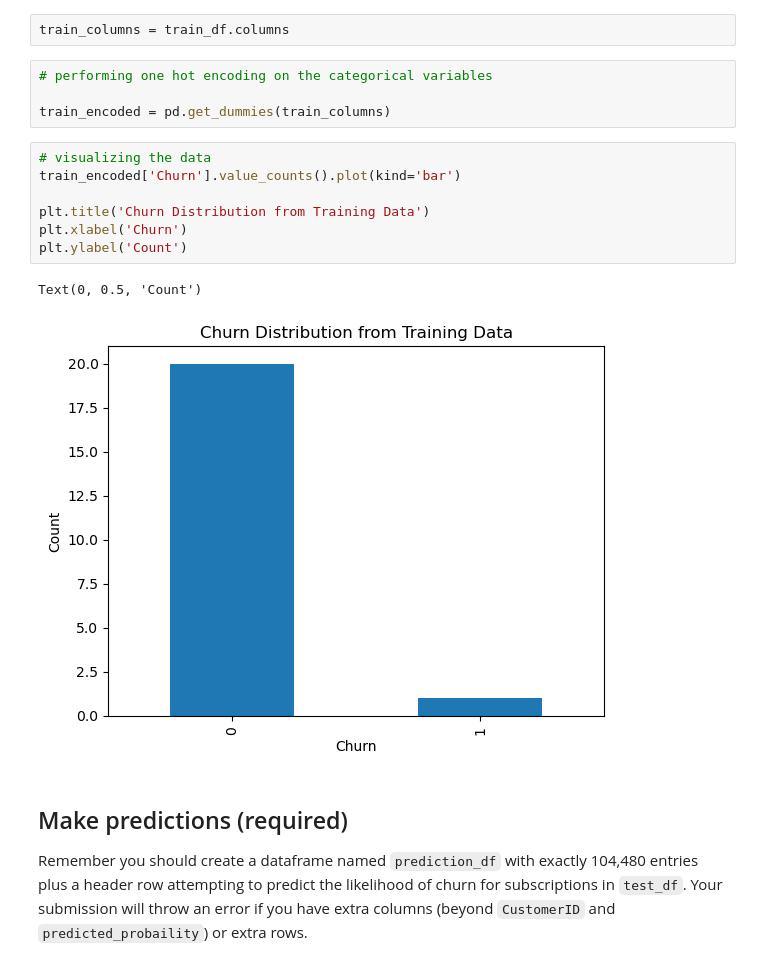
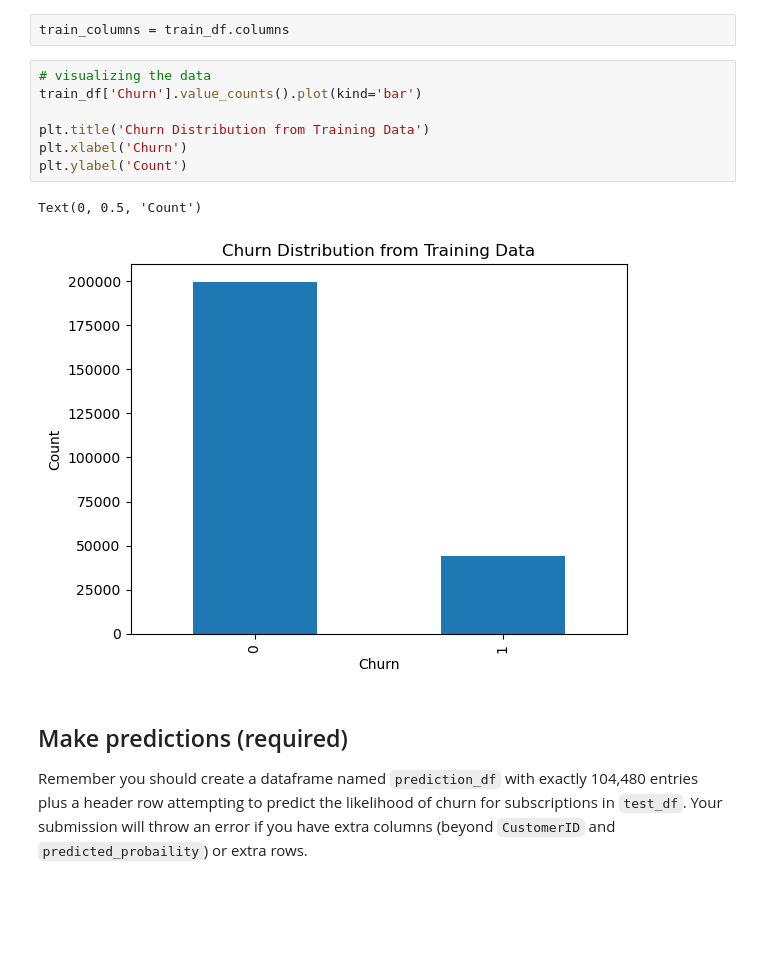
Before and after one commit to alliajagbe/churn-prediction, a Jupyter notebook: ChurnPrediction.ipynb, the cells around one changed output. Saved outputs shown, nothing was run; the diff lists cells and outputs as text; blank space fills up the shorter version.

```diff
--- a/ChurnPrediction.ipynb
+++ b/ChurnPrediction.ipynb
@@ -160,20 +161,16 @@ Churn                       0
 dtype: int64
 # %%
 train_columns = train_df.columns
-# %%
-# performing one hot encoding on the categorical variables
-
-train_encoded = pd.get_dummies(train_columns)
 # %%
 # visualizing the data
-train_encoded['Churn'].value_counts().plot(kind='bar')
+train_df['Churn'].value_counts().plot(kind='bar')
 
 plt.title('Churn Distribution from Training Data')
 plt.xlabel('Churn')
 plt.ylabel('Count')
 # %% [output]
 Text(0, 0.5, 'Count')
-[figure, old version]
+[figure, new version]
 # %% [markdown]
 ## Make predictions (required)
 
```
Also changed, not shown: parts of 1 cell of this notebook.
